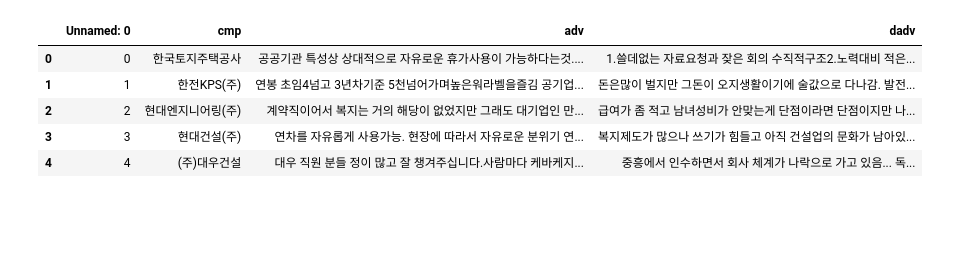
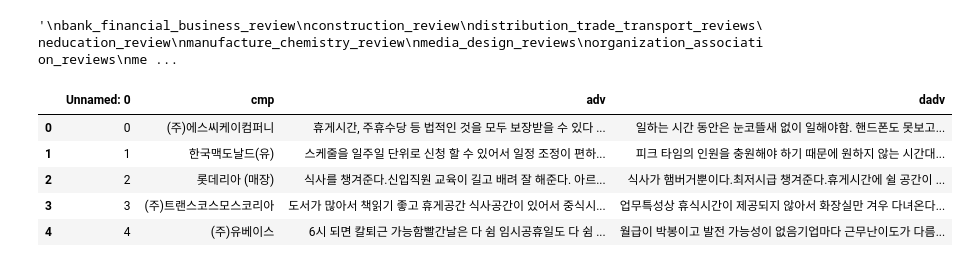
Before and after one commit to Sue-HyeongLee/SCAICO_turnover_rate, a Jupyter notebook: topic_modeling_gensim.ipynb, the cells around one changed output. Cells and saved outputs as stored; diff of their text form; code cells hidden in the pictures; blank space fills up the shorter version.

```diff
--- a/topic_modeling_gensim.ipynb
+++ b/topic_modeling_gensim.ipynb
@@ -4,18 +4,34 @@ import pandas as pd
 import matplotlib.pyplot as plt
 # Gensim
 from gensim.corpora.dictionary import Dictionary
+# %%
+# Categories
+'''
+bank_financial_business_review
+construction_review
+distribution_trade_transport_reviews
+education_review
+manufacture_chemistry_review
+media_design_reviews
+organization_association_reviews
+medical_medicine_welfare_reviews
+service_reviews
+'''
+# %% [output]
+'\nbank_financial_business_review\nconstruction_review\ndistribution_trade_transport_reviews\neducation_review\nmanufacture_chemistry_review\nmedia_design_reviews\norganization_association_reviews\nme ...
 # %%
 # Read Data
-df = pd.read_csv('/Users/myeongseop.kim/Desktop/SCAISCO/csv files/construction_review.csv')
+
+df = pd.read_csv('/Users/myeongseop.kim/Desktop/SCAISCO/csv files/service_reviews.csv')
 # 결측치 제거
 df = df.dropna()
 adv = df['adv'] # Advantage review
 dadv = df['dadv'] # Disadvantage review
 df.head()
 # %% [output]
 |  | Unnamed: 0 | cmp | adv | dadv |
-| 0 | 0 | 한국토지주택공사 | 공공기관 특성상 상대적으로 자유로운 휴가사용이 가능하다는것.... | 1.쓸데없는 자료요청과 잦은 회의 수직적구조2.노력대비 적은... |
-| 1 | 1 | 한전KPS(주) | 연봉 초임4넘고 3년차기준 5천넘어가며높은워라벨을즐김 공기업... | 돈은많이 벌지만 그돈이 오지생활이기에 술값으로 다나감. 발전... |
-| 2 | 2 | 현대엔지니어링(주) | 계약직이어서 복지는 거의 해당이 없었지만 그래도 대기업인 만... | 급여가 좀 적고 남녀성비가 안맞는게 단점이라면 단점이지만 나... |
-| 3 | 3 | 현대건설(주) | 연차를 자유롭게 사용가능. 현장에 따라서 자유로운 분위기 연... | 복지제도가 많으나 쓰기가 힘들고 아직 건설업의 문화가 남아있... |
-| 4 | 4 | (주)대우건설 | 대우 직원 분들 정이 많고 잘 챙겨주십니다.사람마다 케바케지... | 중흥에서 인수하면서 회사 체계가 나락으로 가고 있음... 독... |
+| 0 | 0 | (주)에스씨케이컴퍼니 | 휴게시간, 주휴수당 등 법적인 것을 모두 보장받을 수 있다 ... | 일하는 시간 동안은 눈코뜰새 없이 일해야함. 핸드폰도 못보고... |
+| 1 | 1 | 한국맥도날드(유) | 스케줄을 일주일 단위로 신청 할 수 있어서 일정 조정이 편하... | 피크 타임의 인원을 충원해야 하기 때문에 원하지 않는 시간대... |
+| 2 | 2 | 롯데리아 (매장) | 식사를 챙겨준다.신입직원 교육이 길고 배려 잘 해준다. 아르... | 식사가 햄버거뿐이다.최저시급 챙겨준다.휴게시간에 쉴 공간이 ... |
+| 3 | 3 | (주)트랜스코스모스코리아 | 도서가 많아서 책읽기 좋고 휴게공간 식사공간이 있어서 중식시... | 업무특성상 휴식시간이 제공되지 않아서 화장실만 겨우 다녀온다... |
+| 4 | 4 | (주)유베이스 | 6시 되면 칼퇴근 가능함빨간날은 다 쉼 임시공휴일도 다 쉼 ... | 월급이 박봉이고 발전 가능성이 없음기업마다 근무난이도가 다름... |
```
Also changed, not shown: parts of 9 cells of this notebook, 10 other files.
